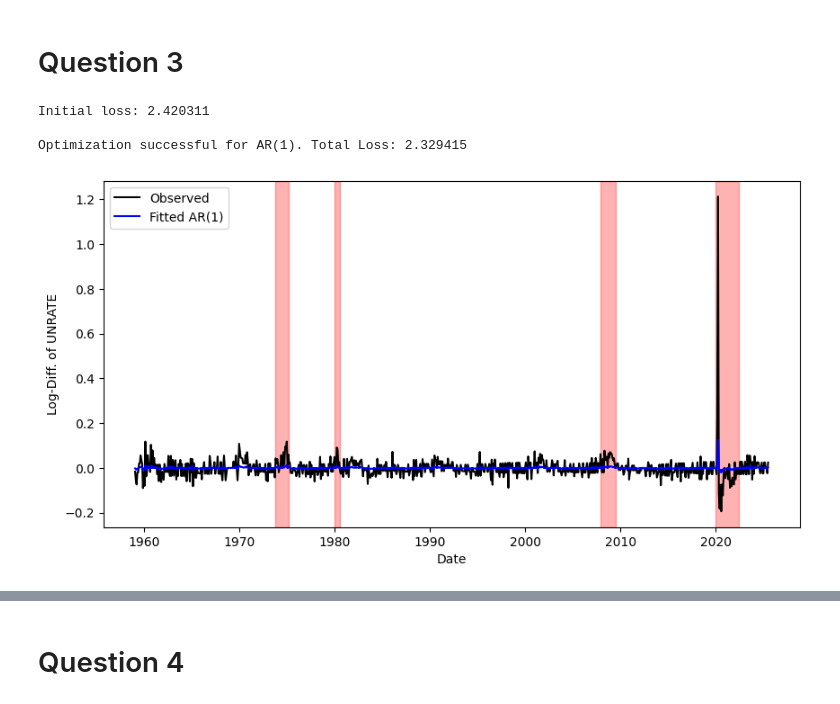
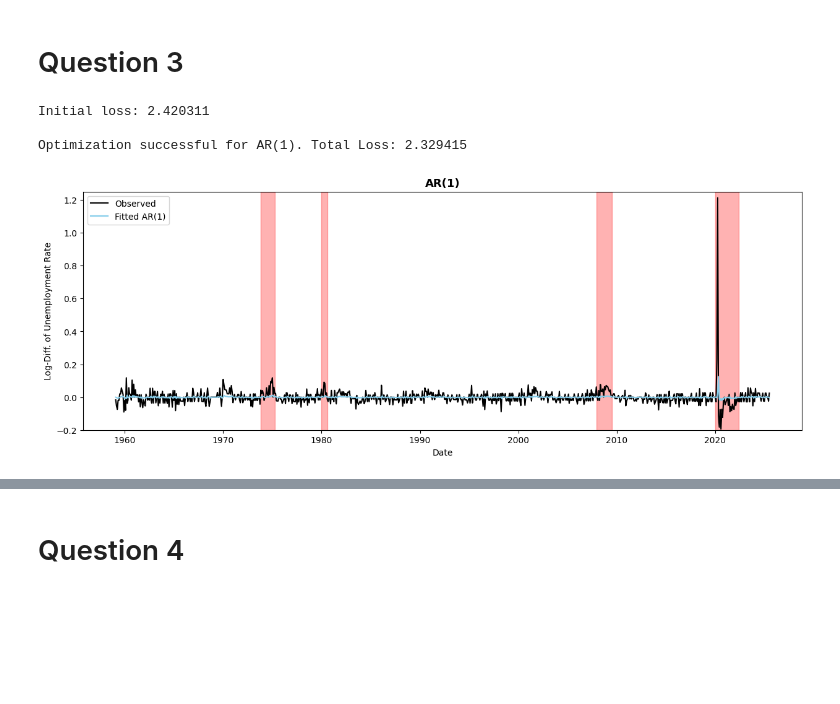
Before and after one commit to avril-rdgz/E_EORM_AECTR_GA2, a Jupyter notebook: Main_notebook_GA2.ipynb, the cells around one changed output, grey strips where cells are left out. Saved outputs shown, nothing was run; the diff lists cells and outputs as text; code cells hidden in the pictures; blank space fills up the shorter version.

```diff
--- a/Main_notebook_GA2.ipynb
+++ b/Main_notebook_GA2.ipynb
@@ -97,7 +114,8 @@ Total Loss for STAR: 5.435420
 def estimate_model(theta_init, model_name, x, y=None):
 
   result = minimize(get_total_loss,
-                    theta_init,
+                    x0=theta_init,
+                    bounds=param_bounds,
                     args=(model_name, x, y),
                     method='L-BFGS-B')
 
@@ -123,17 +141,21 @@ def fit_values(theta, model_name, x, y=None):
   elif model_name == 'STAR':
     div[1:] = gamma / (1 + np.exp(alpha + beta * y[:-1]))
 
-  x_fit = mu + (delta + div) * x
-
-  # Replace 1st observation w/ unconditional mean to remove spike
-  if model_name == 'SESTAR':
-    x_fit[0] = mu / (1 - delta)
+  x_fit = mu + (delta + div[1:]) * x[:-1]
+  x_fit = np.insert(x_fit, 0, mu / (1 - delta)) # Add 1st observation as unconditional mean
 
   return x_fit
 # %%
 # Results for Q3
 
 theta_init = (0, 0.3, 0, 0, 6)
+param_bounds = [
+    (-0.1, 0.1),    # mu
+    (-0.95, 0.95),  # delta
+    (-2.0, 2.0),    # gamma
+    (-12.0, 12.0),  # alpha
+    (-100.0, 100.0) # beta
+]
 date = df_log_diff['DATE']
 x = df_log_diff['UNRATE']
 y = df_log_diff['INDPRO']
@@ -152,84 +174,44 @@ for model in model_names:
   loss_init = get_total_loss(theta_init, model, x, y)
   print(f'Initial loss: {loss_init:.6f}')
 
   theta_optim, loss_optim = estimate_model(theta_init, model, x, y)
+
+  if model == 'AR(1)':
+        mu, delta = theta_optim[:2]
+        theta_optim = np.array([mu, delta, 0, 0, 0])  # to clean up the init values
+
   results_Q3[model] = {
       'theta': theta_optim,
       'total_loss': loss_optim
   }
 
   x_fitted = fit_values(theta_optim, model, x, y)
 
   # Plotting actual vs fitted values
-  plt.figure(figsize=(10, 5))
+  plt.figure(figsize=(15, 5))
   plt.plot(date, x, label='Observed', color='black')
-  plt.plot(date, x_fitted, label=f'Fitted {model}', color='blue')
+  plt.plot(date, x_fitted, label=f'Fitted {model}', color='skyblue')
 
   for start, end in recessions_periods:
     plt.axvspan(pd.to_datetime(start), pd.to_datetime(end), color='red', alpha=0.3)
 
+  plt.title(model, fontsize=13, weight='bold')
   plt.xlabel('Date')
-  plt.ylabel('Log-Diff. of UNRATE')
+  plt.ylabel('Log-Diff. of Unemployment Rate')
+  plt.ylim(-0.2, 1.25)
   plt.legend()
 
   # Uncomment to store plot
-  plt.savefig(f'UNRATE_fitted_{model}.png', bbox_inches='tight', dpi=300)
-  plt.show()
-
-  plt.close()
-
-# Results for Q3
-
-theta_init = (0, 0.3, 0, 0, 6)
-date = df_log_diff['DATE']
-x = df_log_diff['UNRATE']
-y = df_log_diff['INDPRO']
-
-recessions_periods = [
-    ('1973-11-01', '1975-03-31'),
-    ('1980-01-01', '1980-07-31'),
-    ('2007-12-01', '2009-06-30'),
-    ('2020-01-01', '2022-05-31')
-]
-
-results_Q3 = {}
-
-for model in model_names:
-
-  loss_init = get_total_loss(theta_init, model, x, y)
-  print(f'Initial loss: {loss_init:.6f}')
-
-  theta_optim, loss_optim = estimate_model(theta_init, model, x, y)
-  results_Q3[model] = {
-      'theta': theta_optim,
-      'total_loss': loss_optim
-  }
-
-  x_fitted = fit_values(theta_optim, model, x, y)
-
-  # Plotting actual vs fitted values
-  plt.figure(figsize=(10, 5))
-  plt.plot(date, x, label='Observed', color='black')
-  plt.plot(date, x_fitted, label=f'Fitted {model}', color='blue')
-
-  for start, end in recessions_periods:
-    plt.axvspan(pd.to_datetime(start), pd.to_datetime(end), color='red', alpha=0.3)
-
-  plt.xlabel('Date')
-  plt.ylabel('Log-Diff. of UNRATE')
-  plt.legend()
-
-  # Uncomment to store plot
-  plt.savefig(f'UNRATE_fitted_{model}.png', bbox_inches='tight', dpi=300)
+  # plt.savefig(f'UNRATE_fitted_{model}.png', bbox_inches='tight', dpi=300)
   plt.show()
 
   plt.close()
 
 theta_hat_star = np.asarray(results_Q3["STAR"]["theta"])
 # %% [output]
 Initial loss: 2.420311
 
 Optimization successful for AR(1). Total Loss: 2.329415
-[figure, old version]
+[figure, new version]
 Initial loss: 2.420311
 
```
Also changed, not shown: parts of 14 cells of this notebook.
